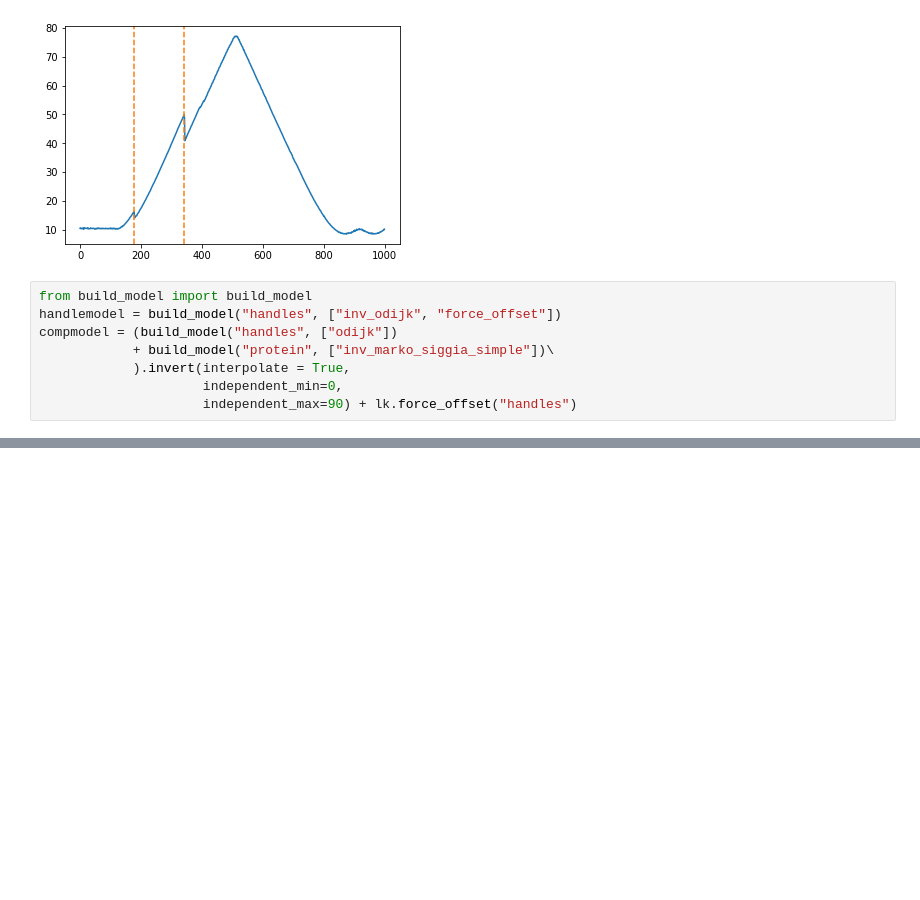
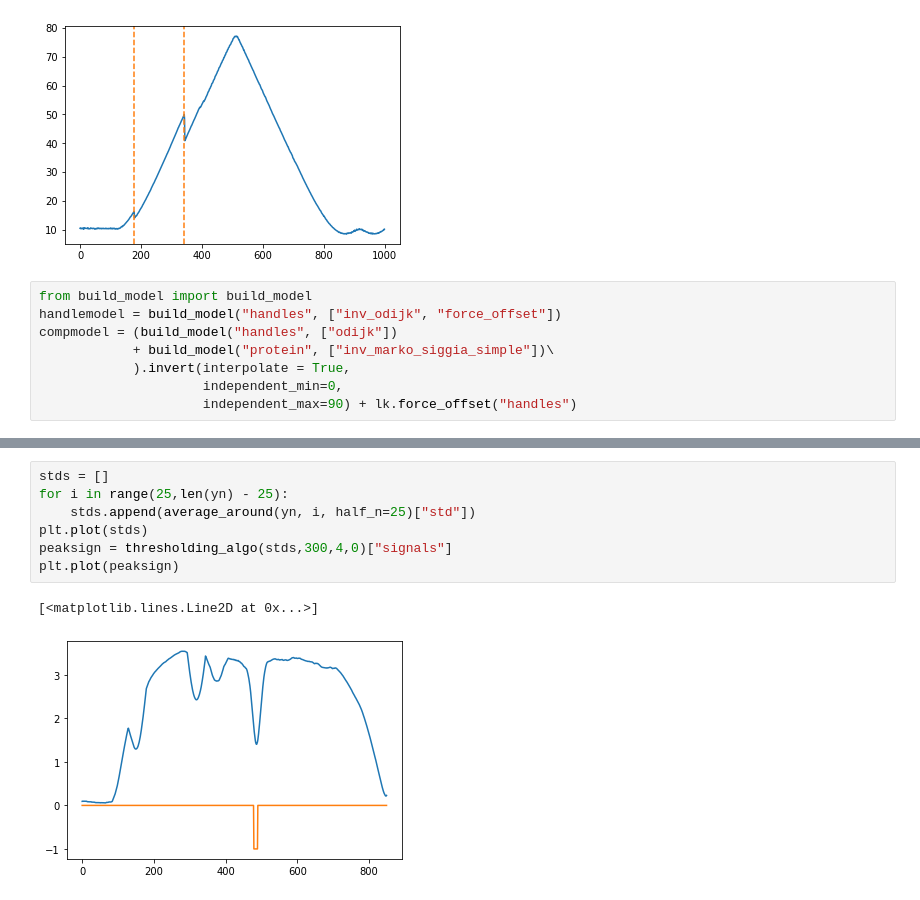
Before and after one commit to kaveeken/tweezers, a Jupyter notebook: scratchbook.ipynb, the cells around one changed output, grey strips where cells are left out. Drawn from its saved outputs; the diff is of its cells as text; blank space fills up the shorter version.

```diff
--- a/scratchbook.ipynb
+++ b/scratchbook.ipynb
@@ -106,0 +171,10 @@ d
+# %%
+stds = []
+for i in range(25,len(yn) - 25):
+    stds.append(average_around(yn, i, half_n=25)["std"])
+plt.plot(stds)
+peaksign = thresholding_algo(stds,300,4,0)["signals"]
+plt.plot(peaksign)
+# %% [output]
+[<matplotlib.lines.Line2D at 0x...>]
+[figure, added]
```
Also changed, not shown: parts of 7 cells of this notebook, 5 other files.
